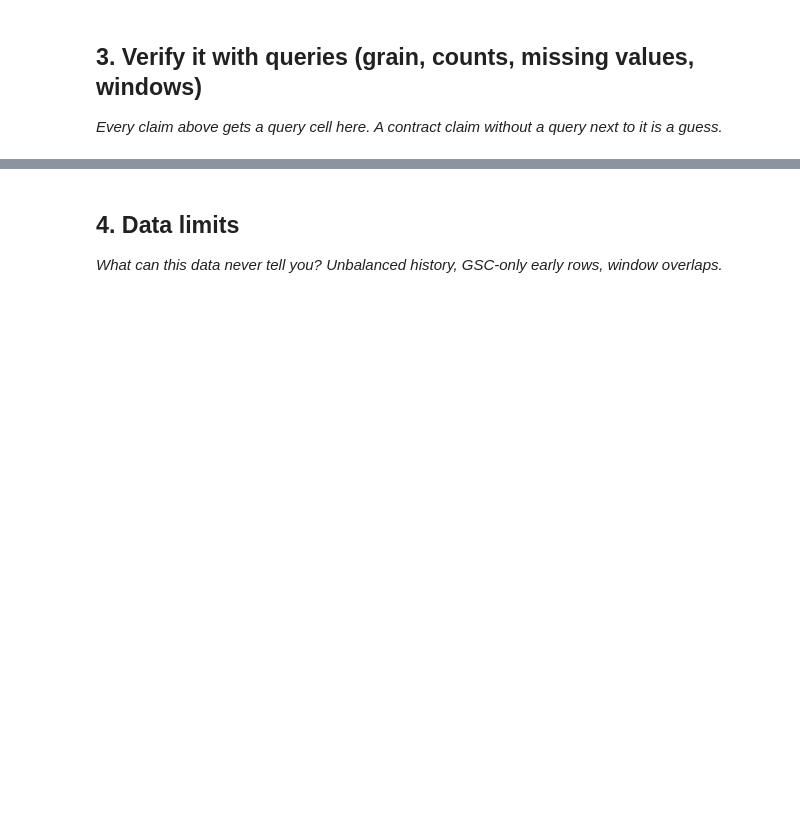
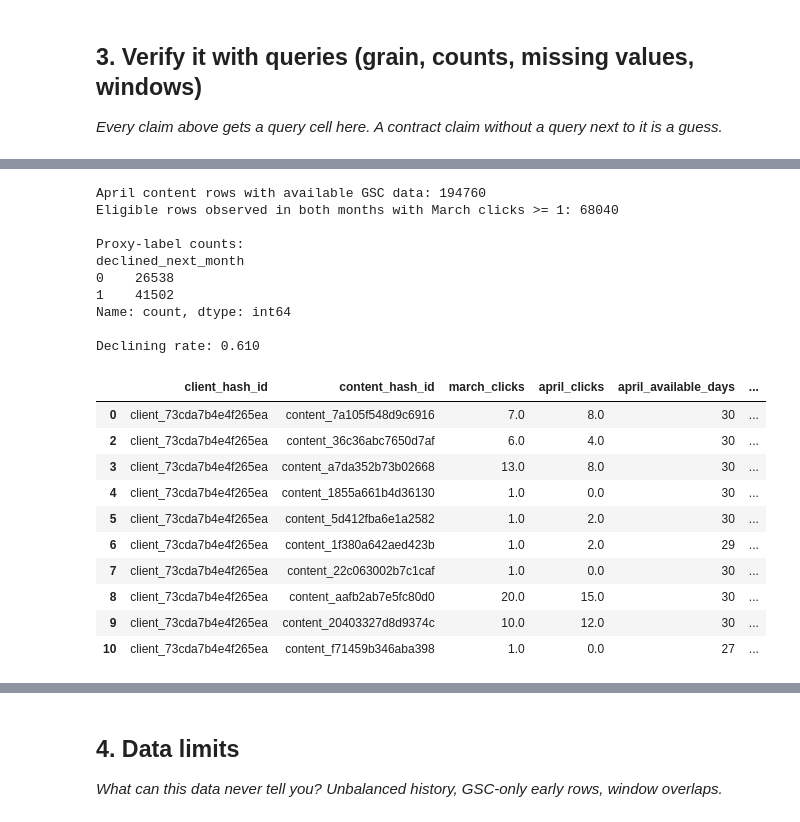
Before and after one commit to s-araromi/flyrank-ml-internship-sulaimon, a Jupyter notebook: work/notebooks/w03_data_contract.ipynb, the cells around one changed output, grey strips where cells are left out. Cells and saved outputs as stored; diff of their text form; code cells hidden in the pictures; blank space fills up the shorter version.

```diff
--- a/work/notebooks/w03_data_contract.ipynb
+++ b/work/notebooks/w03_data_contract.ipynb
@@ -29,0 +341,80 @@ This skeleton is yours to fill. Work the sections **in order** — each one has
+# %%
+# Build the future outcome from April data
+april_outcome_query = f"""
+SELECT
+    client_hash_id,
+    content_hash_id,
+    SUM(gsc_clicks) AS april_clicks,
+    COUNT(DISTINCT report_date) AS april_available_days
+FROM {APRIL}
+WHERE gsc_data_available IS TRUE
+GROUP BY
+    client_hash_id,
+    content_hash_id
+"""
+
+april_outcomes = con.execute(april_outcome_query).fetchdf()
+
+# Keep content items observed in both March and April.
+analysis_frame = feature_frame.merge(
+    april_outcomes,
+    on=["client_hash_id", "content_hash_id"],
+    how="inner",
+    validate="one_to_one",
+)
+
+# The percentage-decline label requires a non-zero March denominator.
+analysis_frame = analysis_frame.loc[
+    analysis_frame["march_clicks"] >= 1
+].copy()
+
+# Future proxy: April clicks are at least 20% below March clicks.
+analysis_frame["declined_next_month"] = (
+    analysis_frame["april_clicks"]
+    <= 0.80 * analysis_frame["march_clicks"]
+).astype("int8")
+
+print("April content rows with available GSC data:", len(april_outcomes))
+print("Eligible rows observed in both months with March clicks >= 1:",
+      len(analysis_frame))
+print()
+print("Proxy-label counts:")
+print(analysis_frame["declined_next_month"].value_counts().sort_index())
+print()
+print(
+    "Declining rate:",
+    f'{analysis_frame["declined_next_month"].mean():.3f}'
+)
+
+analysis_frame[
+    [
+        "client_hash_id",
+        "content_hash_id",
+        "march_clicks",
+        "april_clicks",
+        "april_available_days",
+        "declined_next_month",
+    ]
+].head(10)
+# %% [output]
+April content rows with available GSC data: 194760
+Eligible rows observed in both months with March clicks >= 1: 68040
+
+Proxy-label counts:
+declined_next_month
+0    26538
+1    41502
+Name: count, dtype: int64
+
+Declining rate: 0.610
+|  | client_hash_id | content_hash_id | march_clicks | april_clicks | april_available_days | ... |
+| 0 | client_73cda7b4e4f265ea | content_7a105f548d9c6916 | 7.0 | 8.0 | 30 | ... |
+| 2 | client_73cda7b4e4f265ea | content_36c36abc7650d7af | 6.0 | 4.0 | 30 | ... |
+| 3 | client_73cda7b4e4f265ea | content_a7da352b73b02668 | 13.0 | 8.0 | 30 | ... |
+| 4 | client_73cda7b4e4f265ea | content_1855a661b4d36130 | 1.0 | 0.0 | 30 | ... |
+| 5 | client_73cda7b4e4f265ea | content_5d412fba6e1a2582 | 1.0 | 2.0 | 30 | ... |
+| 6 | client_73cda7b4e4f265ea | content_1f380a642aed423b | 1.0 | 2.0 | 29 | ... |
+| 7 | client_73cda7b4e4f265ea | content_22c063002b7c1caf | 1.0 | 0.0 | 30 | ... |
+| 8 | client_73cda7b4e4f265ea | content_aafb2ab7e5fc80d0 | 20.0 | 15.0 | 30 | ... |
+| 9 | client_73cda7b4e4f265ea | content_20403327d8d9374c | 10.0 | 12.0 | 30 | ... |
+| 10 | client_73cda7b4e4f265ea | content_f71459b346aba398 | 1.0 | 0.0 | 27 | ... |
```
Also changed, not shown: parts of 23 cells of this notebook.
